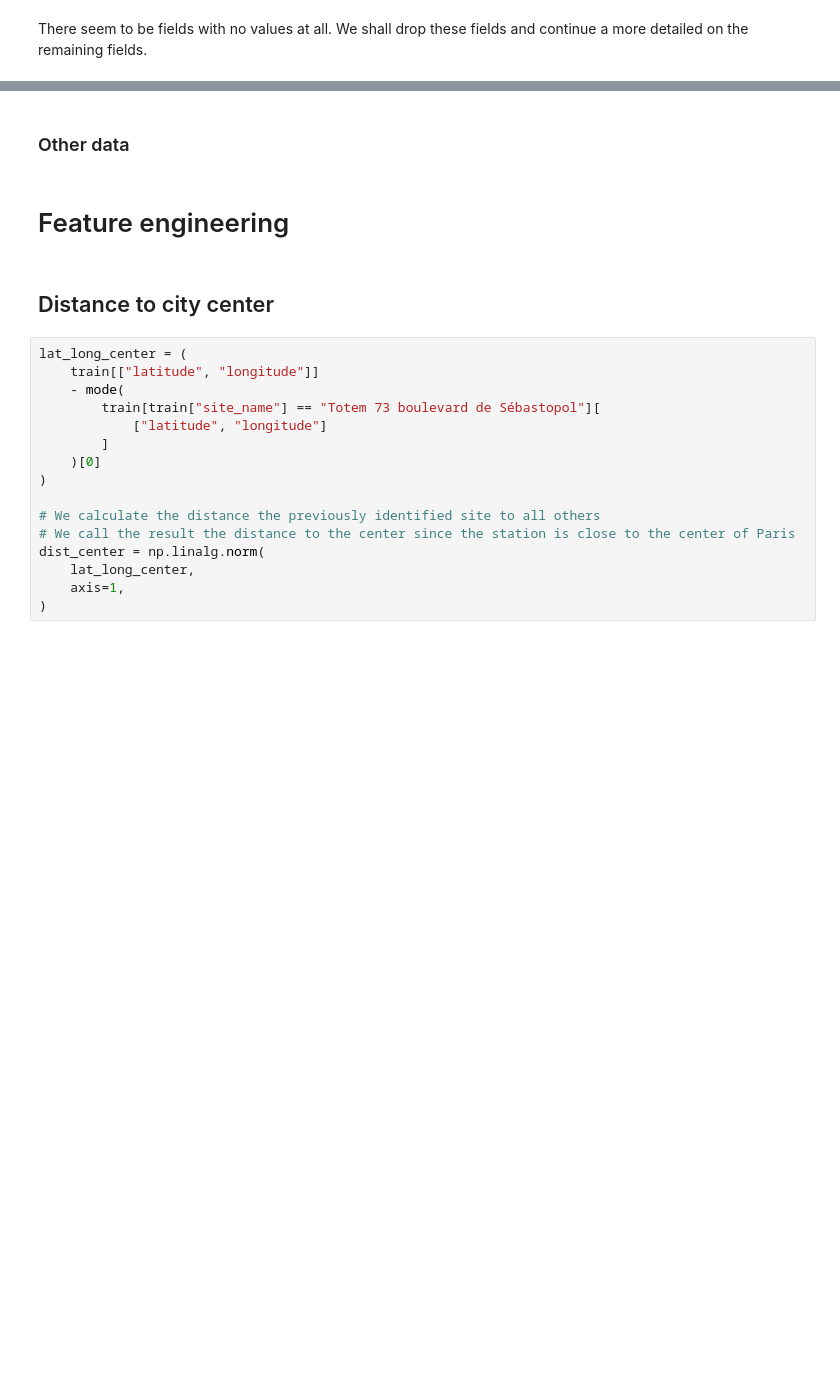
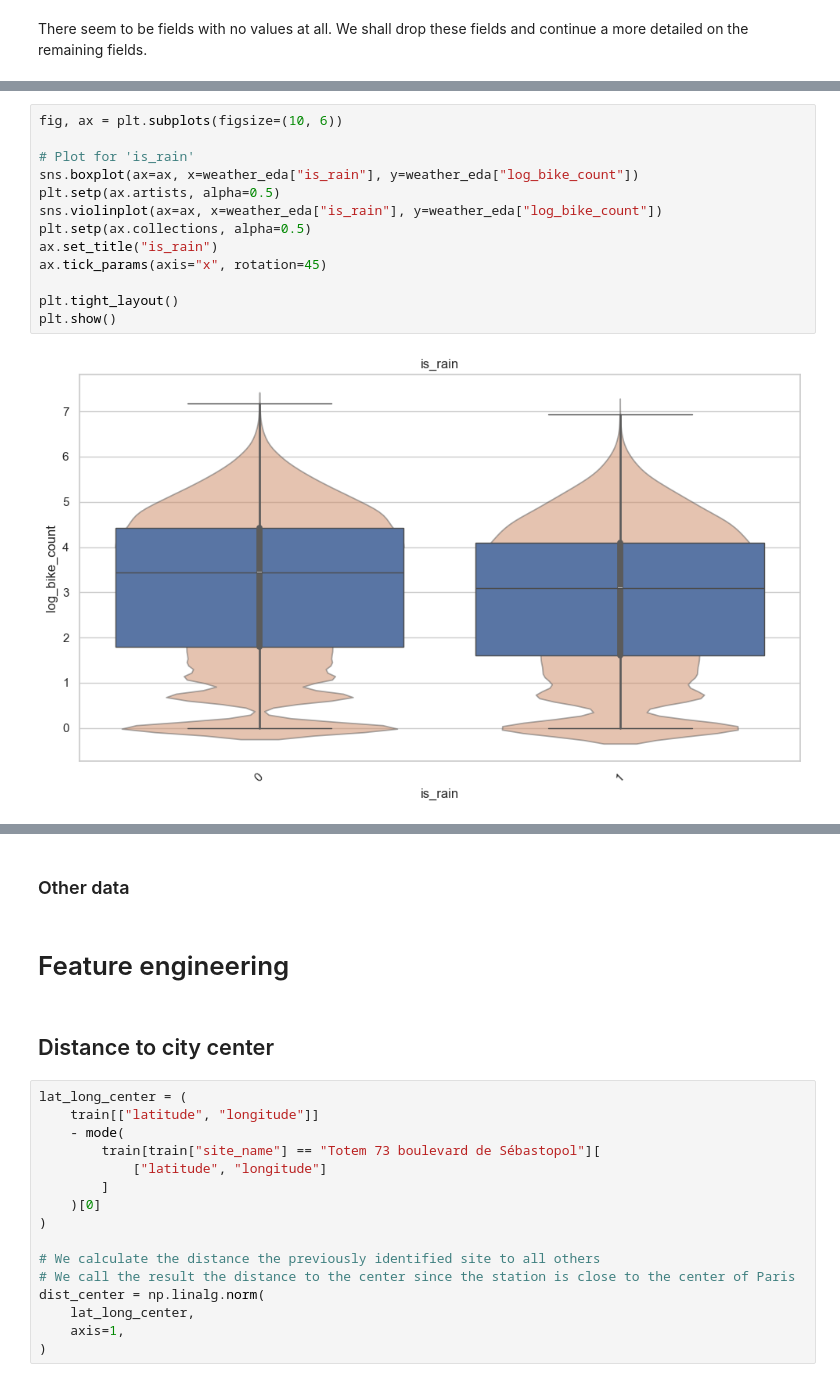
Before and after one commit to p-haas/bike_counters, a Jupyter notebook: WIP/eda_notebook.ipynb, the cells around one changed output, grey strips where cells are left out. Cells and saved outputs as stored; diff of their text form; blank space fills up the shorter version.

```diff
--- a/WIP/eda_notebook.ipynb
+++ b/WIP/eda_notebook.ipynb
@@ -520,0 +672,15 @@ high_corr_features = correlation_matrix[
+# %%
+fig, ax = plt.subplots(figsize=(10, 6))
+
+# Plot for 'is_rain'
+sns.boxplot(ax=ax, x=weather_eda["is_rain"], y=weather_eda["log_bike_count"])
+plt.setp(ax.artists, alpha=0.5)
+sns.violinplot(ax=ax, x=weather_eda["is_rain"], y=weather_eda["log_bike_count"])
+plt.setp(ax.collections, alpha=0.5)
+ax.set_title("is_rain")
+ax.tick_params(axis="x", rotation=45)
+
+plt.tight_layout()
+plt.show()
+# %% [output]
+[figure, added]
```
Also changed, not shown: parts of 55 cells of this notebook, 1 other file.
